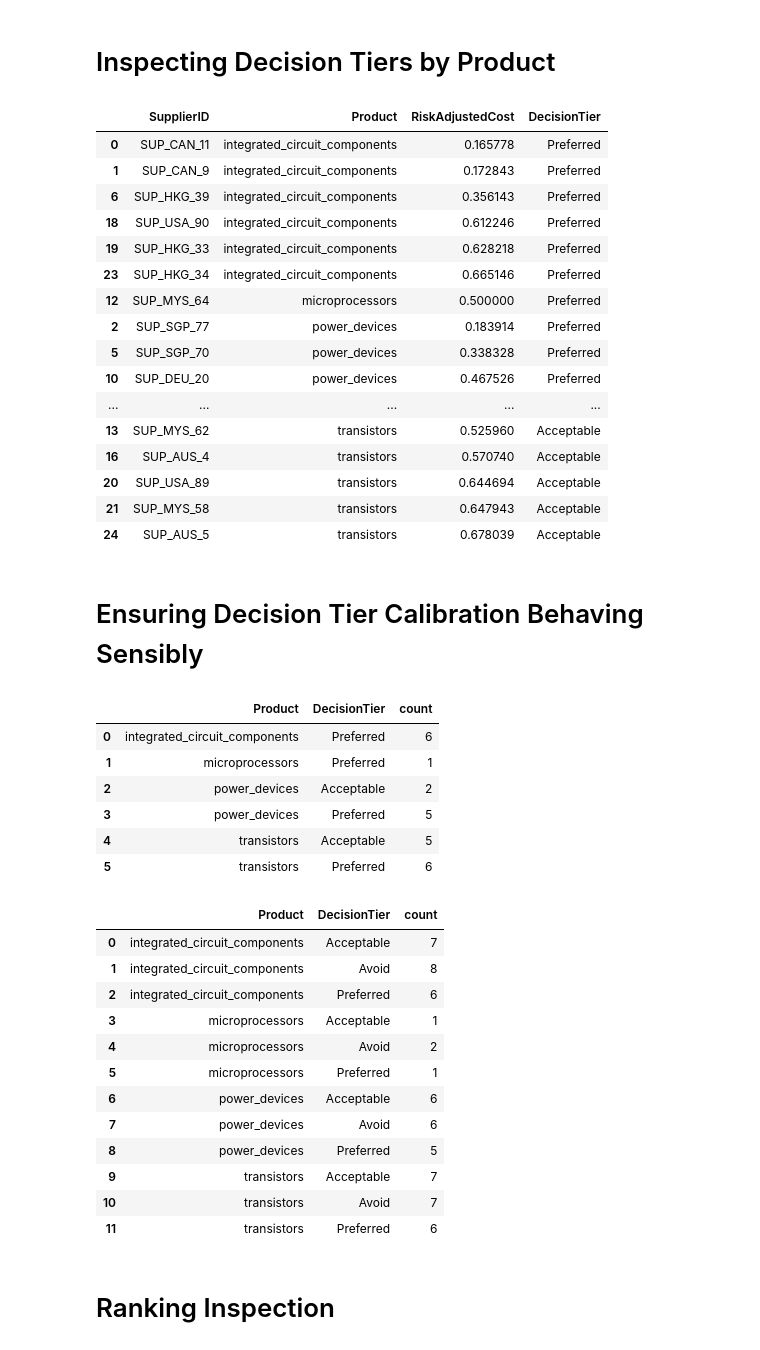
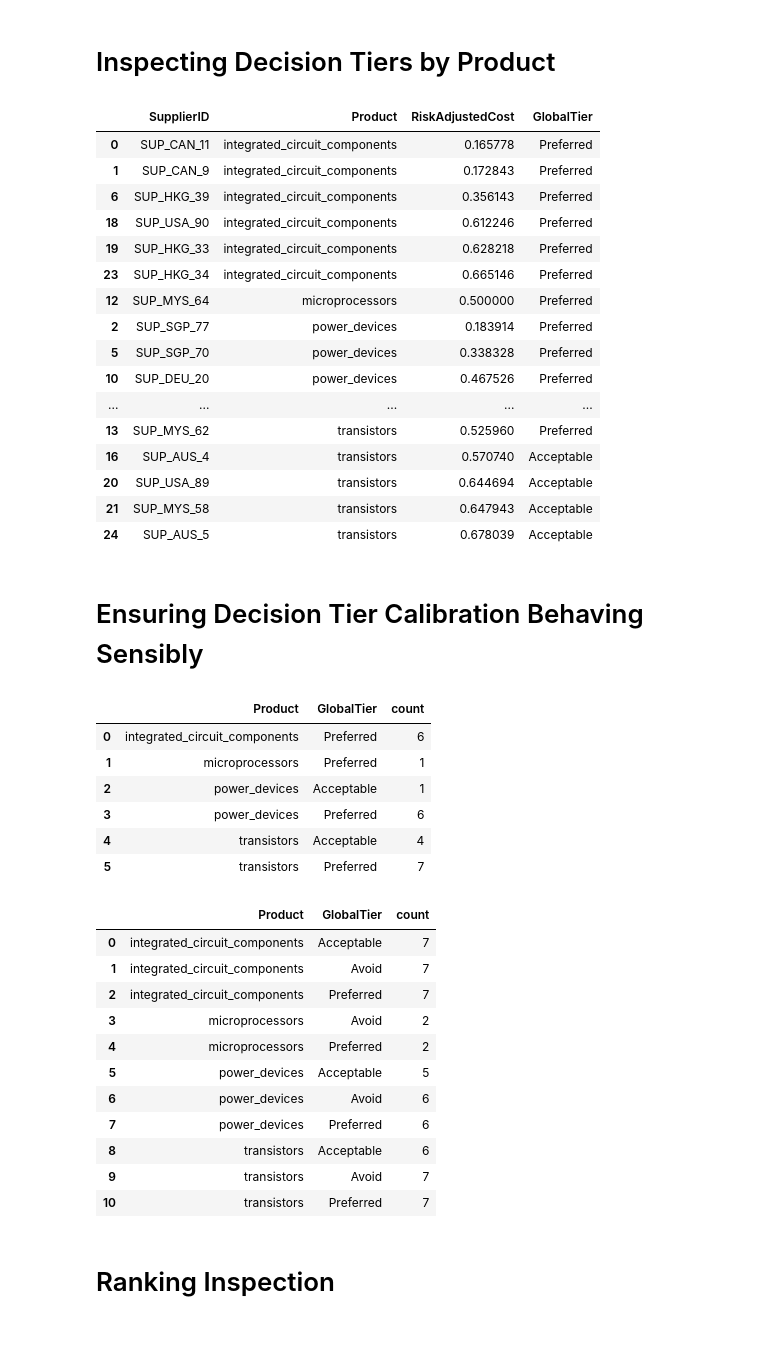
Before and after one commit to jbeck0854/procurement_agent, a Jupyter notebook: analytics/analysis/score_validation.ipynb, the cells around one changed output. Cells and saved outputs as stored; diff of their text form; code cells hidden in the pictures.

```diff
--- a/analytics/analysis/score_validation.ipynb
+++ b/analytics/analysis/score_validation.ipynb
@@ -178,10 +175,10 @@ ranked[[
     "SupplierID",
     "Product",
     "RiskAdjustedCost",
-    "DecisionTier"
+    "GlobalTier"
 ]].sort_values(["Product", "RiskAdjustedCost"]) # top 25 suppliers
 # %% [output]
-|  | SupplierID | Product | RiskAdjustedCost | DecisionTier |
+|  | SupplierID | Product | RiskAdjustedCost | GlobalTier |
 | 0 | SUP_CAN_11 | integrated_circuit_components | 0.165778 | Preferred |
 | 1 | SUP_CAN_9 | integrated_circuit_components | 0.172843 | Preferred |
 | 6 | SUP_HKG_39 | integrated_circuit_components | 0.356143 | Preferred |
@@ -193,7 +190,7 @@ ranked[[
 | 5 | SUP_SGP_70 | power_devices | 0.338328 | Preferred |
 | 10 | SUP_DEU_20 | power_devices | 0.467526 | Preferred |
 | ... | ... | ... | ... | ... |
-| 13 | SUP_MYS_62 | transistors | 0.525960 | Acceptable |
+| 13 | SUP_MYS_62 | transistors | 0.525960 | Preferred |
 | 16 | SUP_AUS_4 | transistors | 0.570740 | Acceptable |
 | 20 | SUP_USA_89 | transistors | 0.644694 | Acceptable |
 | 21 | SUP_MYS_58 | transistors | 0.647943 | Acceptable |
@@ -201,40 +198,39 @@ ranked[[
 # %% [markdown]
 # Ensuring Decision Tier Calibration Behaving Sensibly
 # %%
-ranked.groupby(["Product", "DecisionTier"]).size().reset_index(name="count") # top 25
+ranked.groupby(["Product", "GlobalTier"]).size().reset_index(name="count") # top 25
 # %% [output]
-|  | Product | DecisionTier | count |
+|  | Product | GlobalTier | count |
 | 0 | integrated_circuit_components | Preferred | 6 |
 | 1 | microprocessors | Preferred | 1 |
-| 2 | power_devices | Acceptable | 2 |
-| 3 | power_devices | Preferred | 5 |
-| 4 | transistors | Acceptable | 5 |
-| 5 | transistors | Preferred | 6 |
+| 2 | power_devices | Acceptable | 1 |
+| 3 | power_devices | Preferred | 6 |
+| 4 | transistors | Acceptable | 4 |
+| 5 | transistors | Preferred | 7 |
 # %%
 result = scorer.score(
     df,
     Q=6000,
-    lambda_risk=3.0,
-    top_k = len(df)
+    lambda_risk=0.5,
+    top_k = len(df),
 )
 
 ranked = result.ranked
 # %%
-ranked.groupby(["Product", "DecisionTier"]).size().reset_index(name="count")
+ranked.groupby(["Product", "GlobalTier"]).size().reset_index(name="count")
 # %% [output]
-|  | Product | DecisionTier | count |
+|  | Product | GlobalTier | count |
 | 0 | integrated_circuit_components | Acceptable | 7 |
-| 1 | integrated_circuit_components | Avoid | 8 |
-| 2 | integrated_circuit_components | Preferred | 6 |
-| 3 | microprocessors | Acceptable | 1 |
-| 4 | microprocessors | Avoid | 2 |
-| 5 | microprocessors | Preferred | 1 |
-| 6 | power_devices | Acceptable | 6 |
-| 7 | power_devices | Avoid | 6 |
-| 8 | power_devices | Preferred | 5 |
-| 9 | transistors | Acceptable | 7 |
-| 10 | transistors | Avoid | 7 |
-| 11 | transistors | Preferred | 6 |
+| 1 | integrated_circuit_components | Avoid | 7 |
+| 2 | integrated_circuit_components | Preferred | 7 |
+| 3 | microprocessors | Avoid | 2 |
+| 4 | microprocessors | Preferred | 2 |
+| 5 | power_devices | Acceptable | 5 |
+| 6 | power_devices | Avoid | 6 |
+| 7 | power_devices | Preferred | 6 |
+| 8 | transistors | Acceptable | 6 |
+| 9 | transistors | Avoid | 7 |
+| 10 | transistors | Preferred | 7 |
 # %% [markdown]
 # Ranking Inspection
 # %%
```
Also changed, not shown: parts of 13 cells of this notebook, 1 other file.
